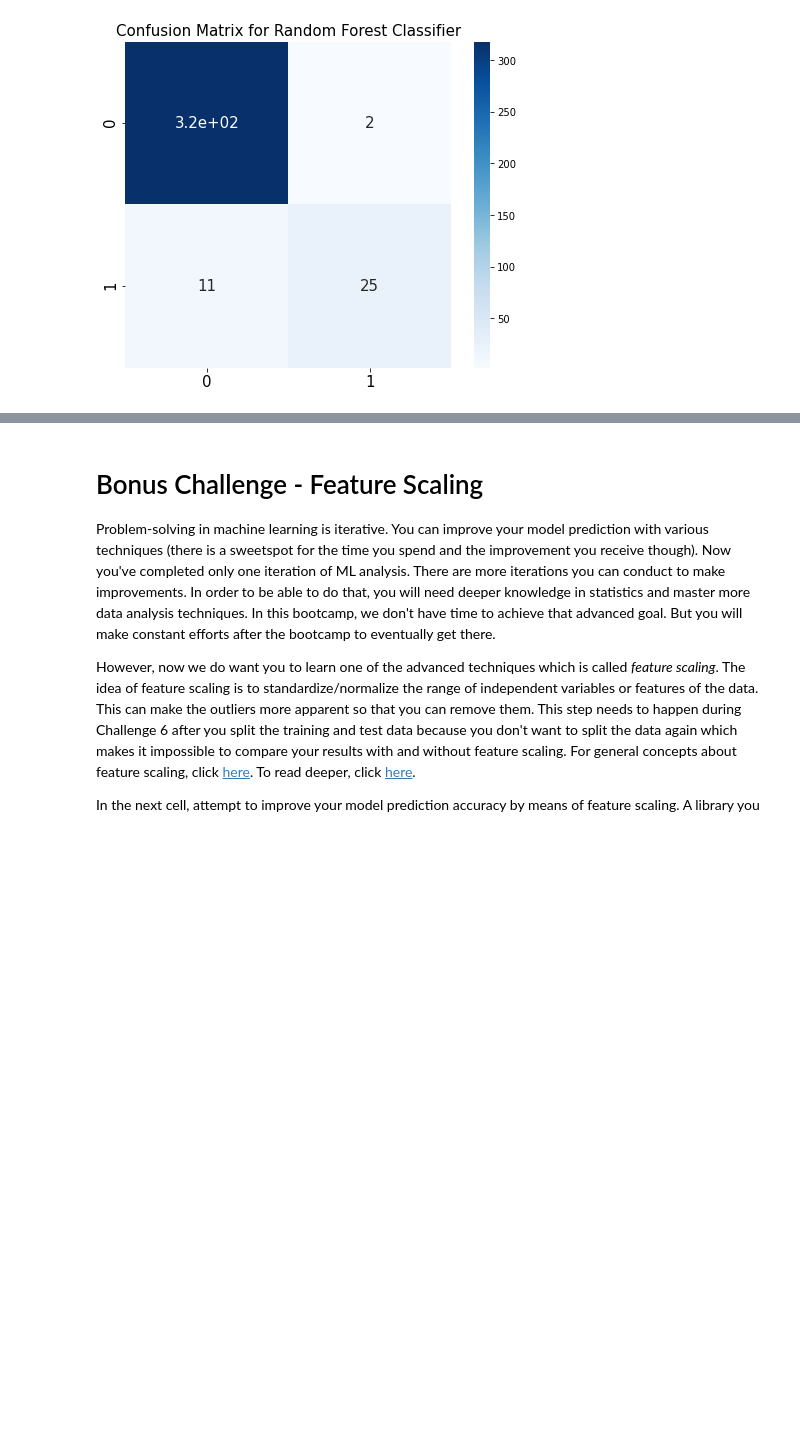
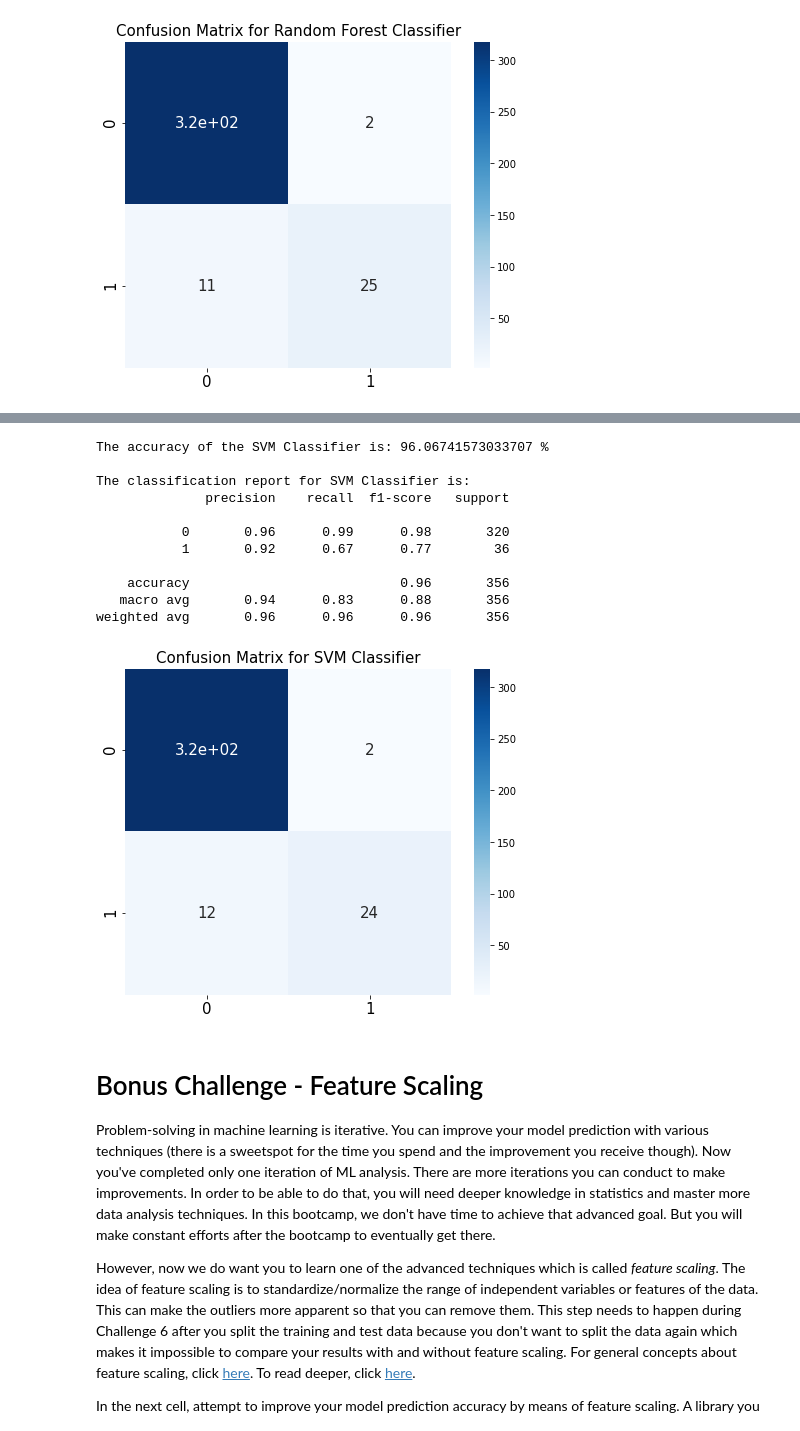
Before and after one commit to MichelBrunGit/LabsDataAnalyticsIronhack, a Jupyter notebook: module_3/4_Supervised-Learning/4_Supervised-Learning_Michel_Brun.ipynb, the cells around one changed output, grey strips where cells are left out. Drawn from its saved outputs; the diff is of its cells as text; code cells hidden in the pictures; blank space fills up the shorter version.

```diff
--- a/module_3/4_Supervised-Learning/4_Supervised-Learning_Michel_Brun.ipynb
+++ b/module_3/4_Supervised-Learning/4_Supervised-Learning_Michel_Brun.ipynb
@@ -814,0 +836,22 @@ weighted avg       0.96      0.96      0.96       356
+# %%
+from sklearn import svm
+lin_clf = svm.LinearSVC()
+lin_clf = ExtraTreesClassifier()
+lin_clf.fit(x_train, y_train)
+y_pred = lin_clf.predict(x_test)
+acc_lin_clf = lin_clf.score(x_test, y_test)
+print('The accuracy of the SVM Classifier is:', acc_lin_clf * 100, '%')
+generate_results(lin_clf, y_pred, 'SVM Classifier')
+# %% [output]
+The accuracy of the SVM Classifier is: 96.06741573033707 %
+
+The classification report for SVM Classifier is:
+              precision    recall  f1-score   support
+
+           0       0.96      0.99      0.98       320
+           1       0.92      0.67      0.77        36
+
+    accuracy                           0.96       356
+   macro avg       0.94      0.83      0.88       356
+weighted avg       0.96      0.96      0.96       356
+[figure, added]
```
Also changed, not shown: parts of 2 cells of this notebook.
